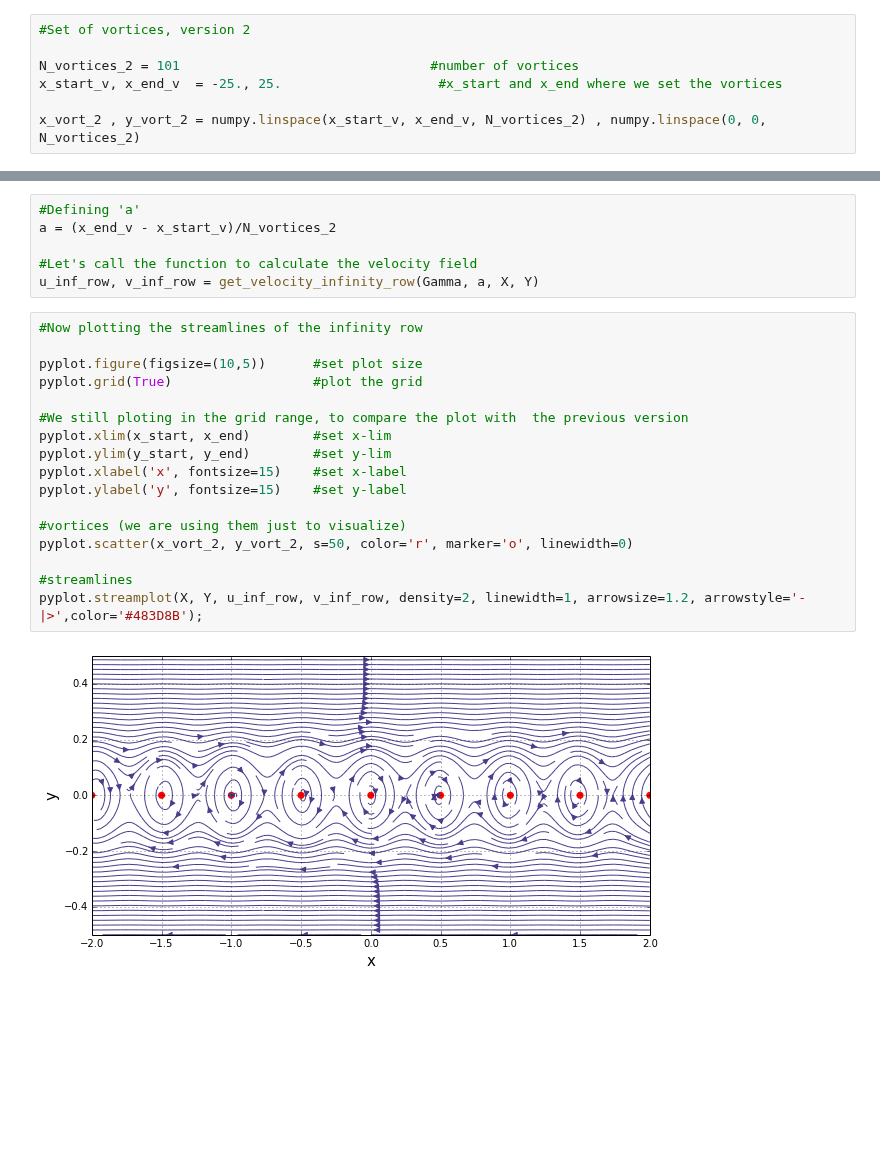
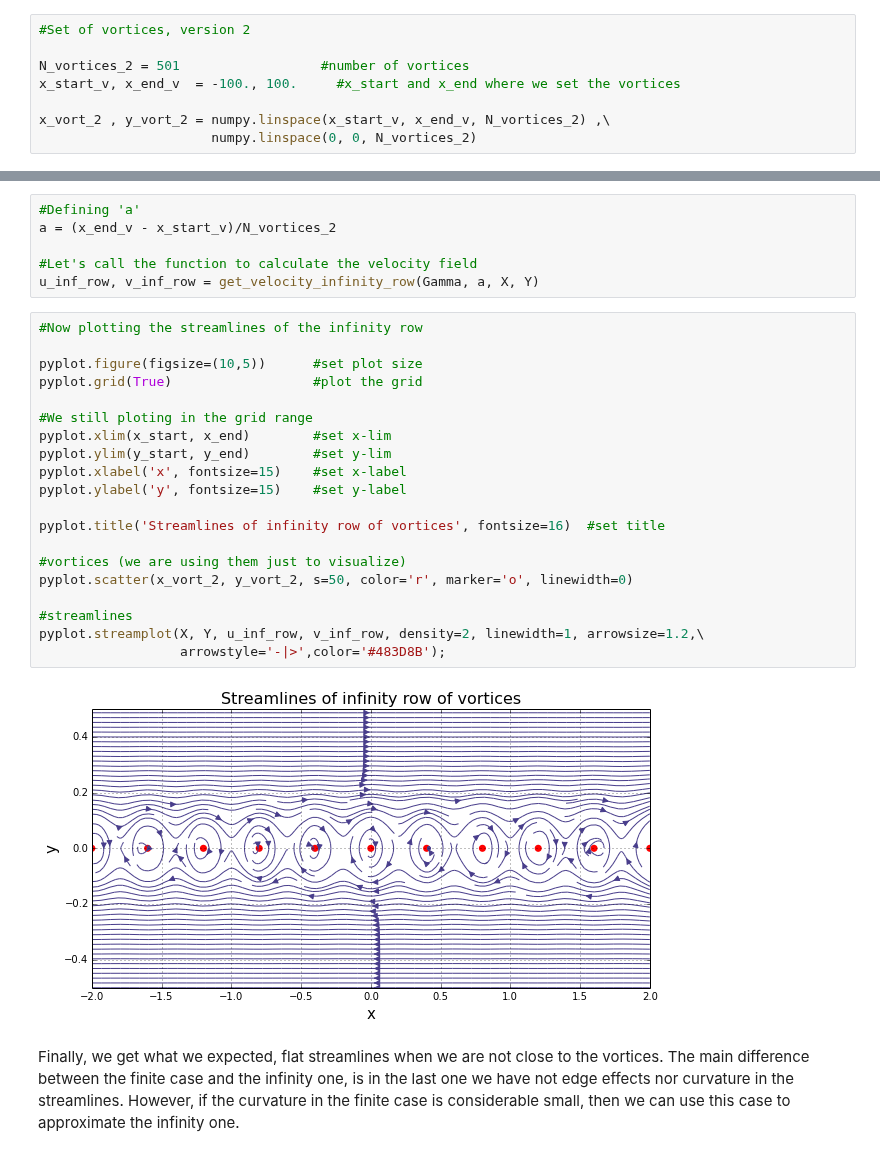
Before and after one commit to engamohd/AeroPython, a Jupyter notebook: my_codes/lesson05_mc.ipynb, the cells around one changed output, grey strips where cells are left out. Saved outputs shown, nothing was run; the diff lists cells and outputs as text; blank space fills up the shorter version.

```diff
--- a/my_codes/lesson05_mc.ipynb
+++ b/my_codes/lesson05_mc.ipynb
@@ -100,8 +144,9 @@ Let's see what happen if we add more vortices but not all of them in the range o
 # %%
 #Set of vortices, version 2
 
-N_vortices_2 = 101                                #number of vortices
-x_start_v, x_end_v  = -25., 25.                    #x_start and x_end where we set the vortices
+N_vortices_2 = 501                  #number of vortices
+x_start_v, x_end_v  = -100., 100.     #x_start and x_end where we set the vortices
 
-x_vort_2 , y_vort_2 = numpy.linspace(x_start_v, x_end_v, N_vortices_2) , numpy.linspace(0, 0, N_vortices_2)
+x_vort_2 , y_vort_2 = numpy.linspace(x_start_v, x_end_v, N_vortices_2) ,\
+                      numpy.linspace(0, 0, N_vortices_2)
 # %%
@@ -253,19 +301,24 @@ u_inf_row, v_inf_row = get_velocity_infinity_row(Gamma, a, X, Y)
 # %%
 #Now plotting the streamlines of the infinity row
 
 pyplot.figure(figsize=(10,5))      #set plot size
 pyplot.grid(True)                  #plot the grid
 
-#We still ploting in the grid range, to compare the plot with  the previous version
+#We still ploting in the grid range
 pyplot.xlim(x_start, x_end)        #set x-lim
 pyplot.ylim(y_start, y_end)        #set y-lim
 pyplot.xlabel('x', fontsize=15)    #set x-label
 pyplot.ylabel('y', fontsize=15)    #set y-label
 
+pyplot.title('Streamlines of infinity row of vortices', fontsize=16)  #set title
+
 #vortices (we are using them just to visualize)
 pyplot.scatter(x_vort_2, y_vort_2, s=50, color='r', marker='o', linewidth=0)
 
 #streamlines
-pyplot.streamplot(X, Y, u_inf_row, v_inf_row, density=2, linewidth=1, arrowsize=1.2, arrowstyle='-|>',color='#483D8B');
+pyplot.streamplot(X, Y, u_inf_row, v_inf_row, density=2, linewidth=1, arrowsize=1.2,\
+                  arrowstyle='-|>',color='#483D8B');
 # %% [output]
-[figure, old version]
+[figure, new version]
+# %% [markdown]
+Finally, we get what we expected, flat streamlines when we are not close to the vortices. The main difference between the finite case and the infinity one, is in the last one we have not edge effects nor curvature in the streamlines. However, if the curvature in the finite case is considerable small, then we can use this case to approximate the infinity one.
```
Also changed, not shown: parts of 16 cells of this notebook, 5 other files.
